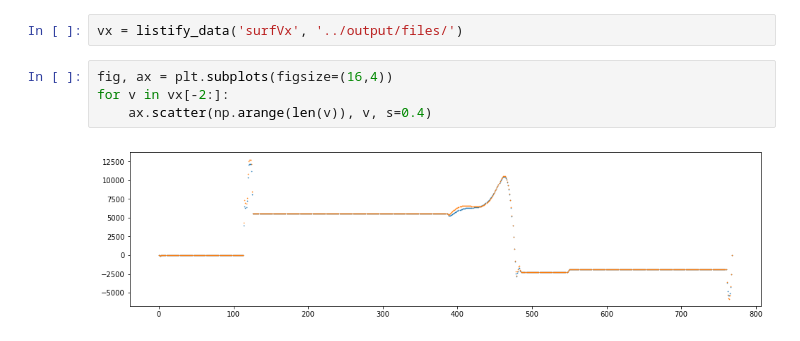
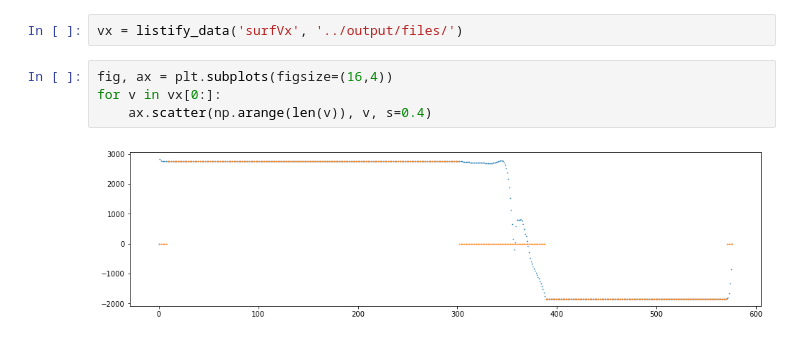
Before and after one commit to dansand/UWsubduction, a Jupyter notebook: Analysis/plate_boundary_motions.ipynb, the cells around one changed output. Saved outputs shown, nothing was run; the diff lists cells and outputs as text.

```diff
--- a/Analysis/plate_boundary_motions.ipynb
+++ b/Analysis/plate_boundary_motions.ipynb
@@ -76,7 +77,7 @@ def listify_data(unique_string, path):
 vx = listify_data('surfVx', '../output/files/')
 # %%
 fig, ax = plt.subplots(figsize=(16,4))
-for v in vx[-2:]:
+for v in vx[0:]:
     ax.scatter(np.arange(len(v)), v, s=0.4)
 # %% [output]
-[figure, old version]
+[figure, new version]
```
Also changed, not shown: parts of 4 cells of this notebook, 3 other files.
